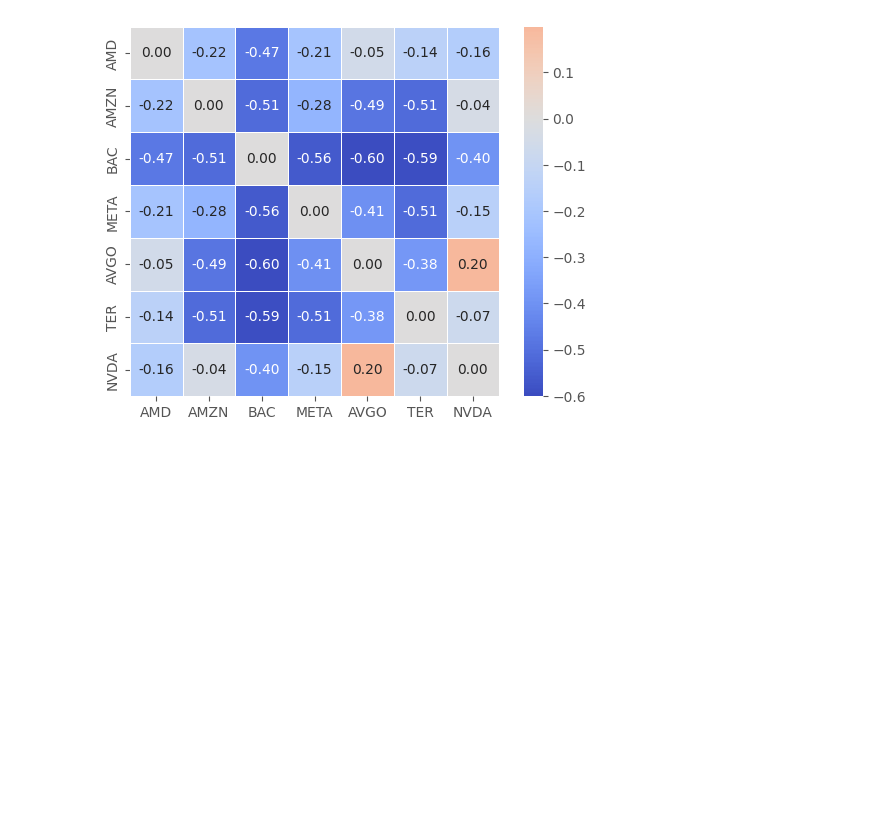
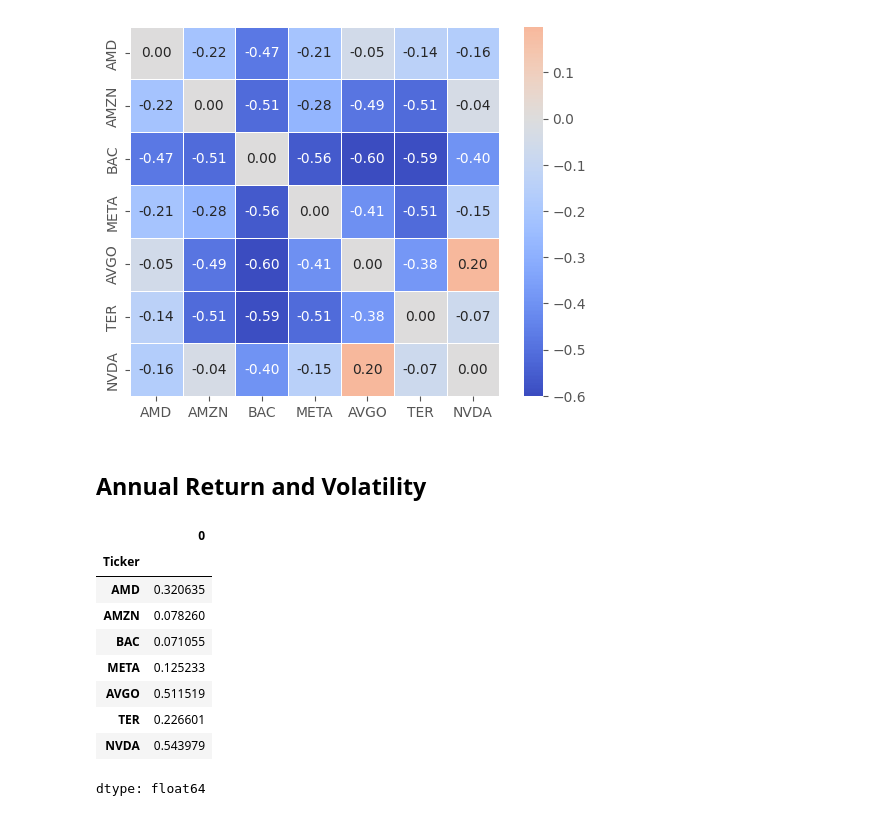
Before and after one commit to fadeeva/portfoli_o_o_ptimisation, a Jupyter notebook: Step_01__Basics_Return_Risk_Correlation.ipynb, the cells around one changed output. Drawn from its saved outputs; the diff is of its cells as text; code cells hidden in the pictures; blank space fills up the shorter version.

```diff
--- a/Step_01__Basics_Return_Risk_Correlation.ipynb
+++ b/Step_01__Basics_Return_Risk_Correlation.ipynb
@@ -119,3 +119,22 @@ sns.heatmap(diff,
 # %% [output]
 <Axes: >
 [figure]
+# %% [markdown]
+## Annual Return and Volatility
+# %%
+years = len(df_res) / 252
+total_return = df[tickers].iloc[-1] / df[tickers].iloc[0] - 1 # can't use df_res because there no first prices (dropna)
+
+cagr = (1 + total_return) ** (1 / years) - 1
+cagr
+# %% [output]
+|  | 0 |
+| Ticker |  |
+| AMD | 0.320635 |
+| AMZN | 0.078260 |
+| BAC | 0.071055 |
+| META | 0.125233 |
+| AVGO | 0.511519 |
+| TER | 0.226601 |
+| NVDA | 0.543979 |
+dtype: float64
```
Also changed, not shown: parts of 2 cells of this notebook.
